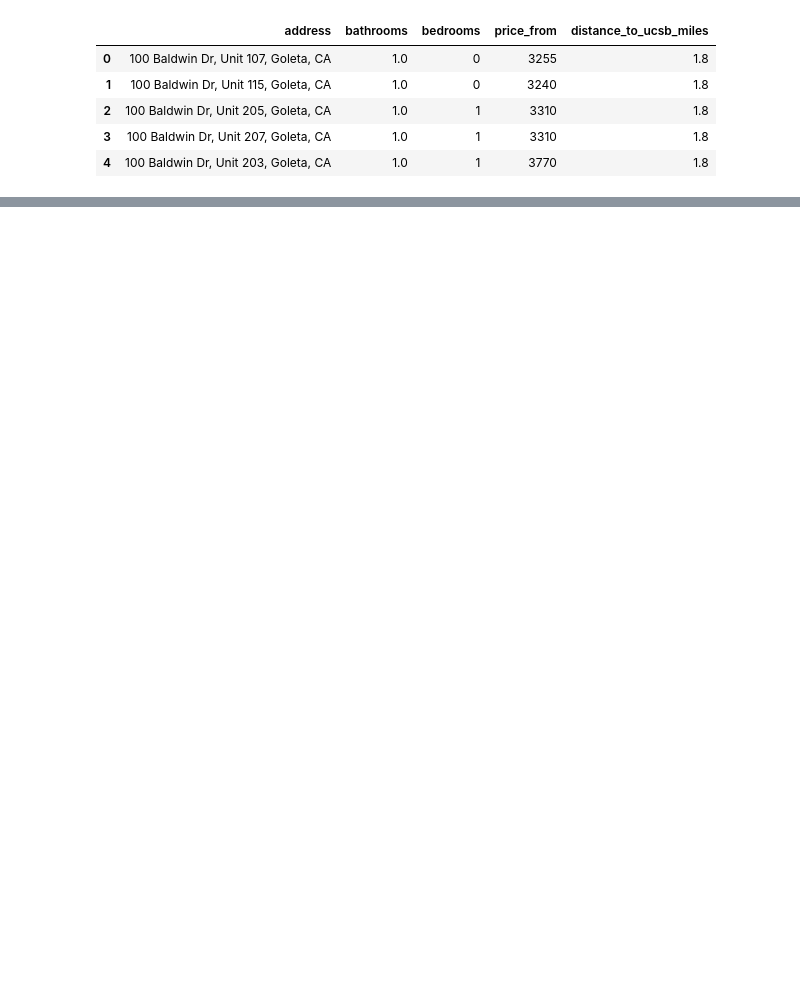
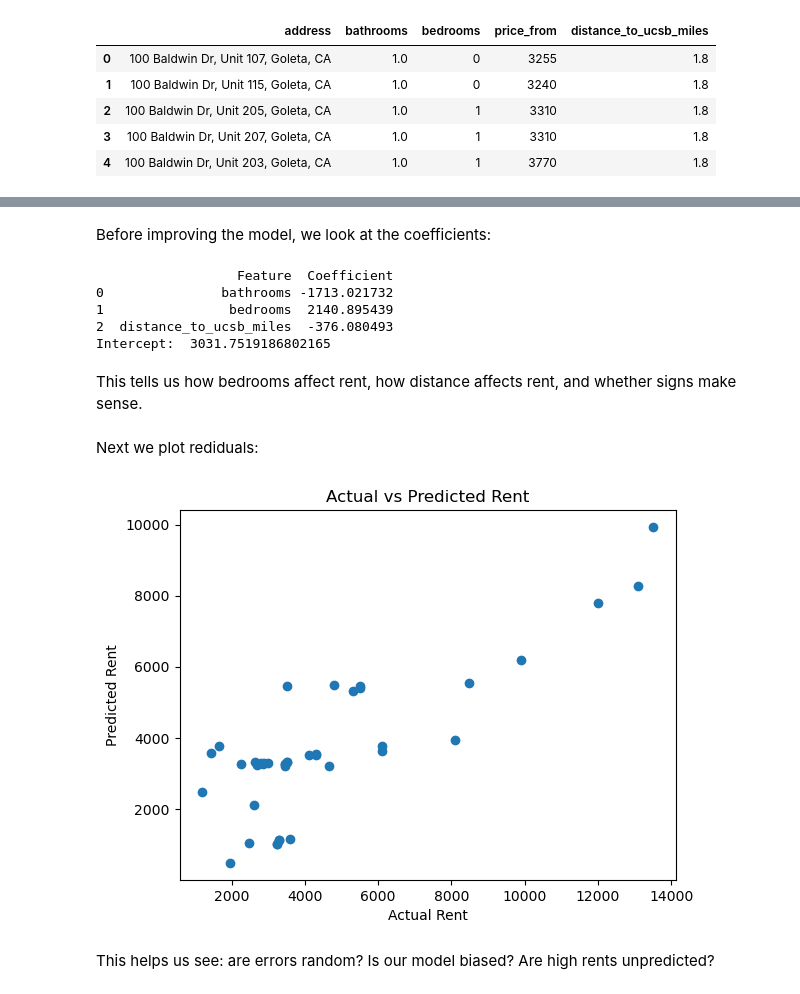
Before and after one commit to AnikaAchary/UCSB-DS-PROJ-2026, a Jupyter notebook: notebooks/02_modeling.ipynb, the cells around one changed output, grey strips where cells are left out. Drawn from its saved outputs; the diff is of its cells as text; code cells hidden in the pictures; blank space fills up the shorter version.

Commit message:
Add baseline linear regression model with evaluation metrics

```diff
--- a/notebooks/02_modeling.ipynb
+++ b/notebooks/02_modeling.ipynb
@@ -23,0 +40,6 @@ df.head()
+# %%
+X = df.drop(["price_from", "address"], axis=1)
+y = df["price_from"]
+
+print("X shape:", X.shape)
+print("y shape:", y.shape)
@@ -23,0 +66,6 @@ df.head()
+# %%
+X_train, X_test, y_train, y_test = train_test_split(
+    X, y, test_size = 0.2, random_state = 42
+)
+
+print(X_train.shape, X_test.shape)
@@ -23,0 +76,6 @@ df.head()
+# %%
+# initialize model
+model = LinearRegression()
+
+# Fit model on training data
+model.fit(X_train, y_train)
@@ -23,0 +84,2 @@ df.head()
+# %%
+y_pred = model.predict(X_test)
@@ -23,0 +110,32 @@ df.head()
+# %% [markdown]
+Before improving the model, we look at the coefficients:
+# %%
+coef_df = pd.DataFrame({
+    "Feature" : X.columns,
+    "Coefficient": model.coef_
+})
+
+print(coef_df)
+print("Intercept: ", model.intercept_)
+# %% [output]
+                  Feature  Coefficient
+0               bathrooms -1713.021732
+1                bedrooms  2140.895439
+2  distance_to_ucsb_miles  -376.080493
+Intercept:  3031.7519186802165
+# %% [markdown]
+This tells us how bedrooms affect rent, how distance affects rent, and whether signs make sense.
+# %% [markdown]
+Next we plot rediduals:
+# %%
+import matplotlib.pyplot as plt
+
+plt.scatter(y_test, y_pred)
+plt.xlabel("Actual Rent")
+plt.ylabel("Predicted Rent")
+plt.title("Actual vs Predicted Rent")
+plt.show()
+# %% [output]
+[figure, added]
+# %% [markdown]
+This helps us see: are errors random? Is our model biased? Are high rents unpredicted?
```
Also changed, not shown: parts of 18 cells of this notebook.
